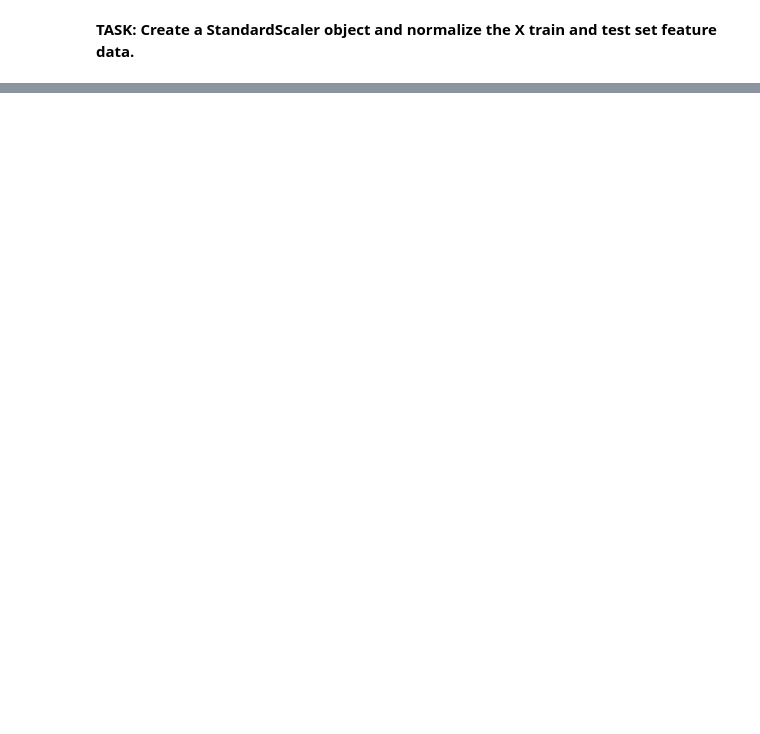
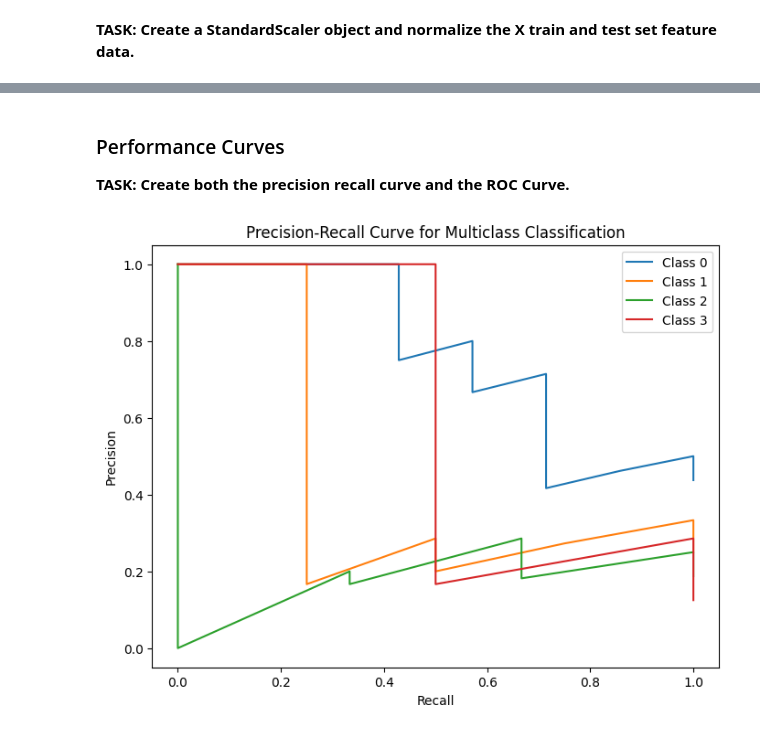
Before and after one commit to NoodleSushi/DATA_ANALYTICS, a Jupyter notebook: Assignments/Lecture 5 (Logistic Regression) Assignment.ipynb, the cells around one changed output, grey strips where cells are left out. Drawn from its saved outputs; the diff is of its cells as text; code cells hidden in the pictures; blank space fills up the shorter version.

```diff
--- a/Assignments/Lecture 5 (Logistic Regression) Assignment.ipynb
+++ b/Assignments/Lecture 5 (Logistic Regression) Assignment.ipynb
@@ -142,0 +332,29 @@ NameError: name 'X_train' is not defined
+# %% [markdown]
+### Performance Curves
+
+**TASK: Create both the precision recall curve and the ROC Curve.**
+# %%
+from sklearn.metrics import precision_recall_curve
+from sklearn.preprocessing import label_binarize
+
+# Binarize the labels
+classes=[0, 1, 2, 3]
+y_test_bin = label_binarize(y_test, classes=classes)
+
+# Calculate precision and recall for each class
+precision = dict()
+recall = dict()
+for i in range(len(classes)):
+    precision[i], recall[i], _ = precision_recall_curve(y_test_bin[:, i], lr_cv.predict_proba(X_test_scaled)[:, i])
+
+# Plot Precision-Recall curves for each class
+plt.figure(figsize=(8, 6))
+for i in range(len(classes)):
+    plt.plot(recall[i], precision[i], label=f'Class {i}')
+plt.xlabel('Recall')
+plt.ylabel('Precision')
+plt.title('Precision-Recall Curve for Multiclass Classification')
+plt.legend(loc='best')
+plt.show()
+# %% [output]
+[figure, added]
```
Also changed, not shown: parts of 18 cells of this notebook.
